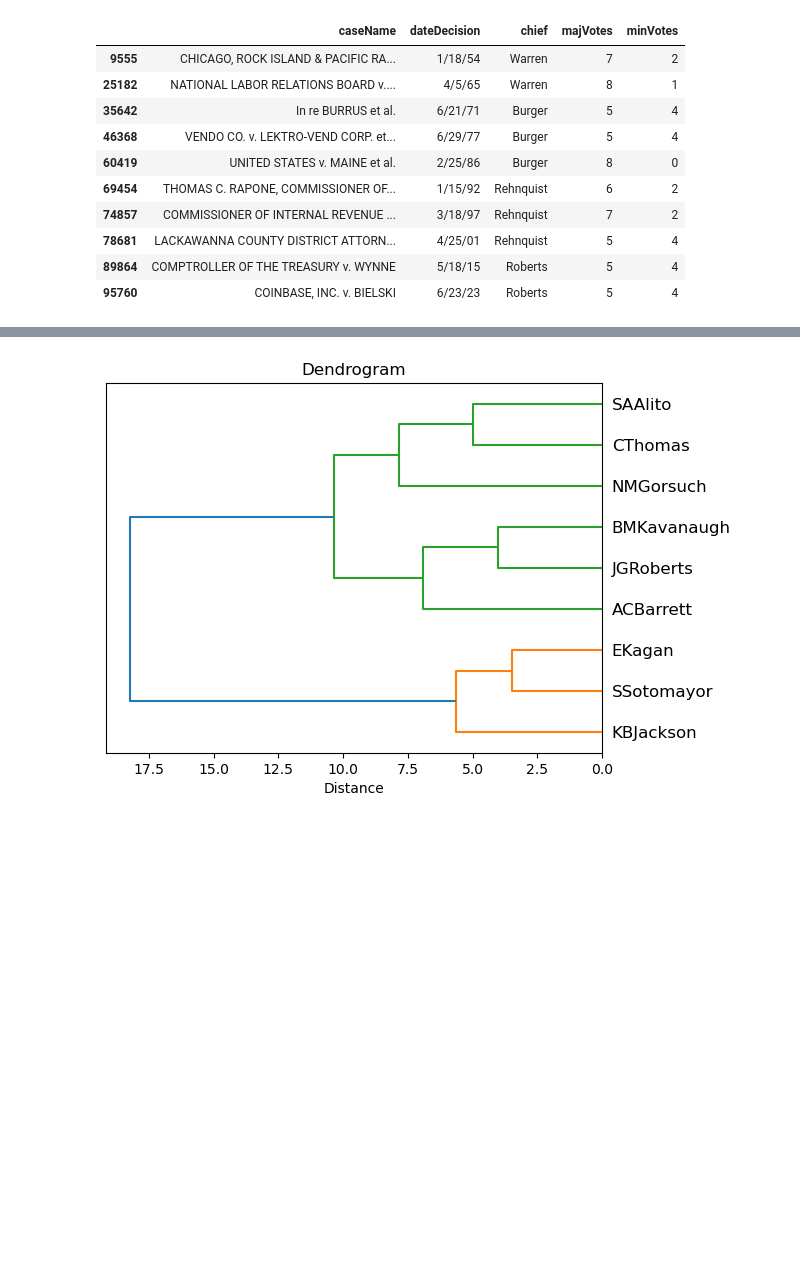
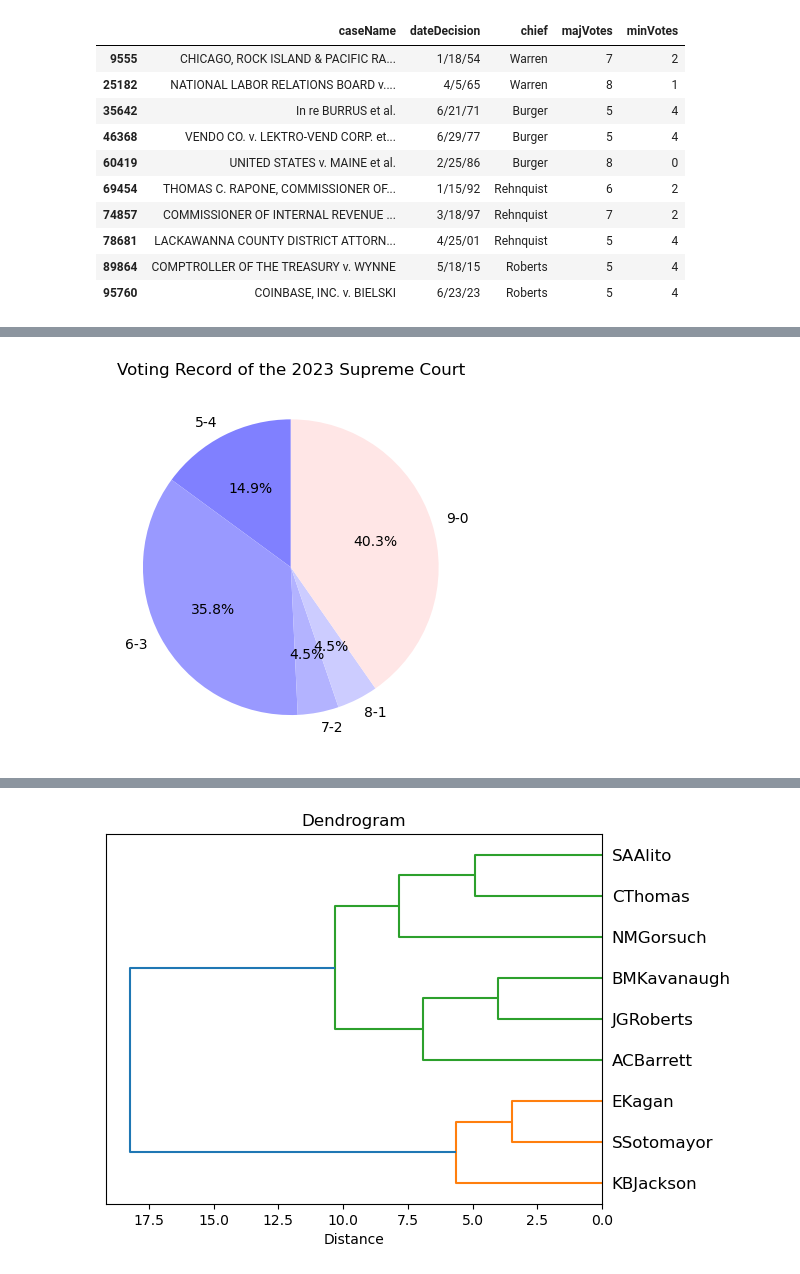
Before and after one commit to ghpetty/sc_datavis, a Jupyter notebook: SupremeCourtNetwork.ipynb, the cells around one changed output, grey strips where cells are left out. Cells and saved outputs as stored; diff of their text form; code cells hidden in the pictures; blank space fills up the shorter version.

```diff
--- a/SupremeCourtNetwork.ipynb
+++ b/SupremeCourtNetwork.ipynb
@@ -85,0 +57,12 @@ savemat('voting matrix.mat',{'Justices':justiceOrder,'Votes':voteMat})
+# %%
+# Trim down to just the 2023 term:
+df_2023 = df.loc[df['term'] == 2023]
+
+vote_counts = df_2023.loc[:,['majVotes','minVotes']]
+vote_counts['total'] = vote_counts['majVotes'] + vote_counts['minVotes']
+vote_counts = vote_counts.loc[vote_counts['total'] == 9,:].reset_index()
+vote_counts = vote_counts.groupby(['majVotes','minVotes']).size().reset_index()
+vote_counts = vote_counts.rename({0:'n_cases'},axis=1)
+labels = vote_counts.apply(lambda x : str(x['majVotes']) + '-' + str(x['minVotes']), axis=1)
+vote_counts['label'] = labels
+vote_counts
@@ -85,0 +76,11 @@ savemat('voting matrix.mat',{'Justices':justiceOrder,'Votes':voteMat})
+# %%
+# Create a simple pie chart
+colors = [[0.5,0.5,1],[0.6,0.6,1],[0.7,0.7,1],[0.8,0.8,1],[1,0.9,0.9]]
+import matplotlib.pyplot as plt
+fig, ax = plt.subplots()
+ax.pie(vote_counts['n_cases'], labels=vote_counts['label'],colors=colors,
+      startangle=90,autopct='%1.1f%%')
+plt.title('Voting Record of the 2023 Supreme Court')
+plt.show()
+# %% [output]
+[figure, added]
```
Also changed, not shown: parts of 16 cells of this notebook.
